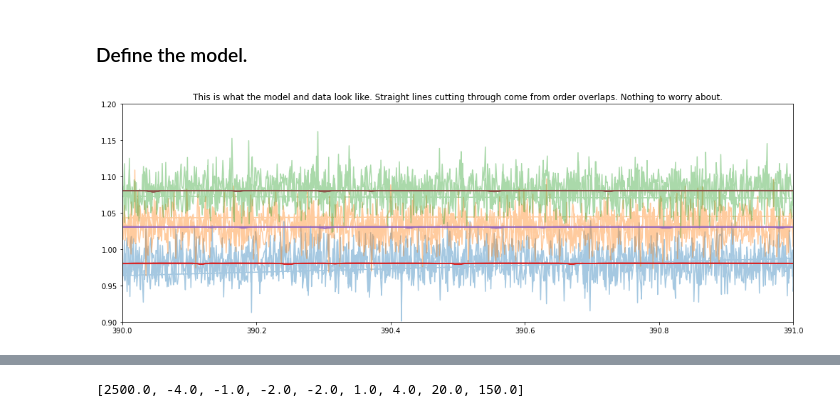
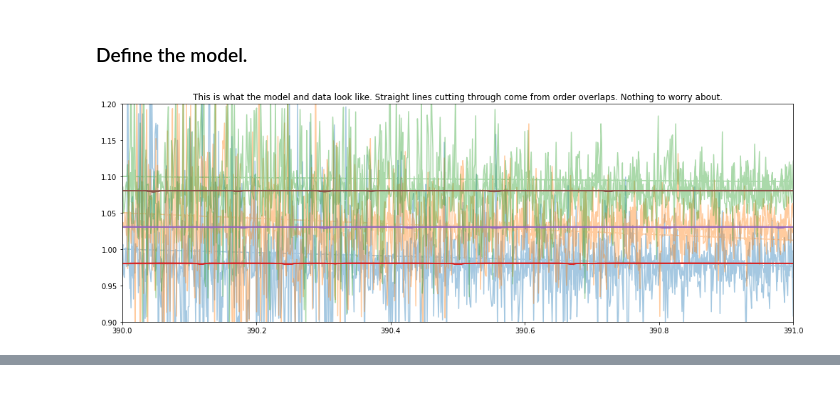
Before and after one commit to Hoeijmakers/jax-hires-coffee, a Jupyter notebook: TEST_TRANSMISSION.ipynb, the cells around one changed output, grey strips where cells are left out. Drawn from its saved outputs; the diff is of its cells as text; code cells hidden in the pictures.

Commit message:
Working data noise level

```diff
--- a/TEST_TRANSMISSION.ipynb
+++ b/TEST_TRANSMISSION.ipynb
@@ -1,5 +1,5 @@
 # %%
-batch = True#Set this to False to enable plotting.
+batch = False#Set this to False to enable plotting.
 
 if not batch:
     %matplotlib inline
@@ -44,7 +44,7 @@ import astropy.units as u
 from collections import OrderedDict
 
 
-cpu_cores = 6
+cpu_cores = 4
 numpyro.set_host_device_count(cpu_cores)
 
 
@@ -487,39 +487,49 @@ true_p = [2500.0,-4.0,-1.0,-2.0,-2.0,1.0,4.0,20.0,150.0]
 
 # phases_b = np.array([-0.05,0.05]).tobytes()
 phase = jnp.array([-0.1,-0.75,-0.05,-0.025,0,0.025,0.05,0.75,0.1])
-true_downscoped_model = model_downscoped_jax(true_p,wld,wli,kappa_grid,x_kernel,phase,c,gamma,k,m,g,P0,R0,Rs**2,n_species)
+true_downscoped_model = model_jax(true_p,wld,wli,kappa_grid,x_kernel,phase,c,gamma,k,m,g,P0,R0,Rs**2,n_species)
 
 
 
 NOISE = 0.02
 
 
 # DATA = true_downscoped_model + np.random.normal(loc=0.0,scale=0.01,size=(2,len(wld)))
-DATA = true_downscoped_model + np.random.normal(loc=0.0,scale=NOISE,size=(len(phase),len(wld)))
-DATA_E = DATA*0.0+NOISE
+DATA = true_downscoped_model + np.random.normal(loc=0.0,scale=1.0,size=(len(phase),len(wld))) * ((err[0:len(phase)]*1.0) + NOISE *0.0)
 
+DATA = np.array(DATA)
+DATA[~np.isfinite(DATA)] = 1.0
+DATA = jnp.array(DATA)
+
+DATA_E = err[0:len(phase)]#DATA*0.0+NOISE
+# DATA_E = DATA * 0.0 + NOISE
+
+
+DATA_E = np.array(DATA_E)
+DATA_E[~np.isfinite(DATA_E)] = 5.0
+DATA_E = jnp.array(DATA_E)
 
 
 if not batch:
     plt.figure(figsize=(14,5))
     plt.plot(wld,DATA[0],alpha=0.4)
     plt.plot(wld,DATA[1]+0.05,alpha=0.4)
     plt.plot(wld,DATA[2]+0.1,alpha=0.4)
     plt.plot(wld,true_downscoped_model[0])
     plt.plot(wld,true_downscoped_model[1]+0.05)
     plt.plot(wld,true_downscoped_model[2]+0.1)
     plt.ylim(0.9,1.2)
     plt.title('This is what the model and data look like. Straight lines cutting through come from order overlaps. Nothing to worry about.')
     plt.xlim(390,391)
     plt.tight_layout()
     plt.show()
 
 
 N=50
 t1=ut.start()
 for i in range(N):
-    true_downscoped_model = model_downscoped_jax(true_p,wld,wli,kappa_grid,x_kernel,phase,c,gamma,k,m,g,P0,R0,Rs**2,n_species)
+    true_downscoped_model = model_jax(true_p,wld,wli,kappa_grid,x_kernel,phase,c,gamma,k,m,g,P0,R0,Rs**2,n_species)
 t2 = ut.end(t1,silent=True)/N
 print(f'Elapsed time per JAX model: {np.round(t2*1000,3)} ms')
 # %% [output]
-[figure, old version]
+[figure, new version]
@@ -527,7 +537,3 @@ Elapsed time per JAX model: 76.21 ms
-# %%
-print(true_p)
-# %% [output]
-[2500.0, -4.0, -1.0, -2.0, -2.0, 1.0, 4.0, 20.0, 150.0]
 # %%
 def numpyro_model(*args):
 
```
Also changed, not shown: parts of 4 cells of this notebook, 1 other file.
